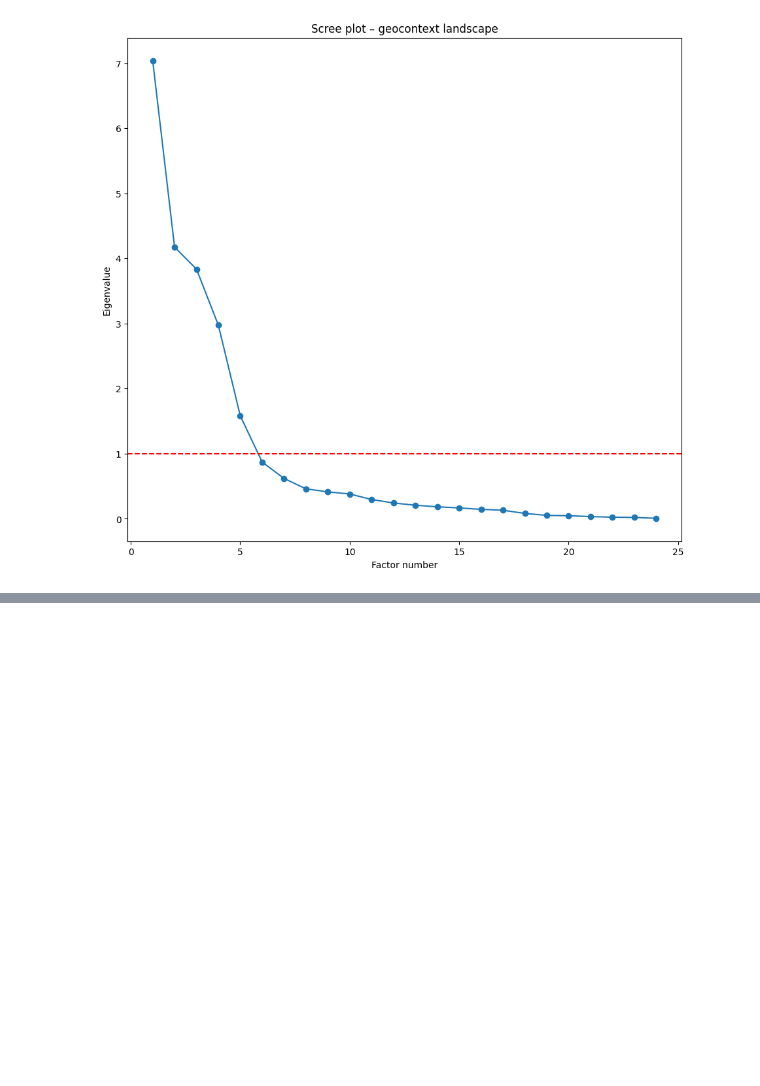
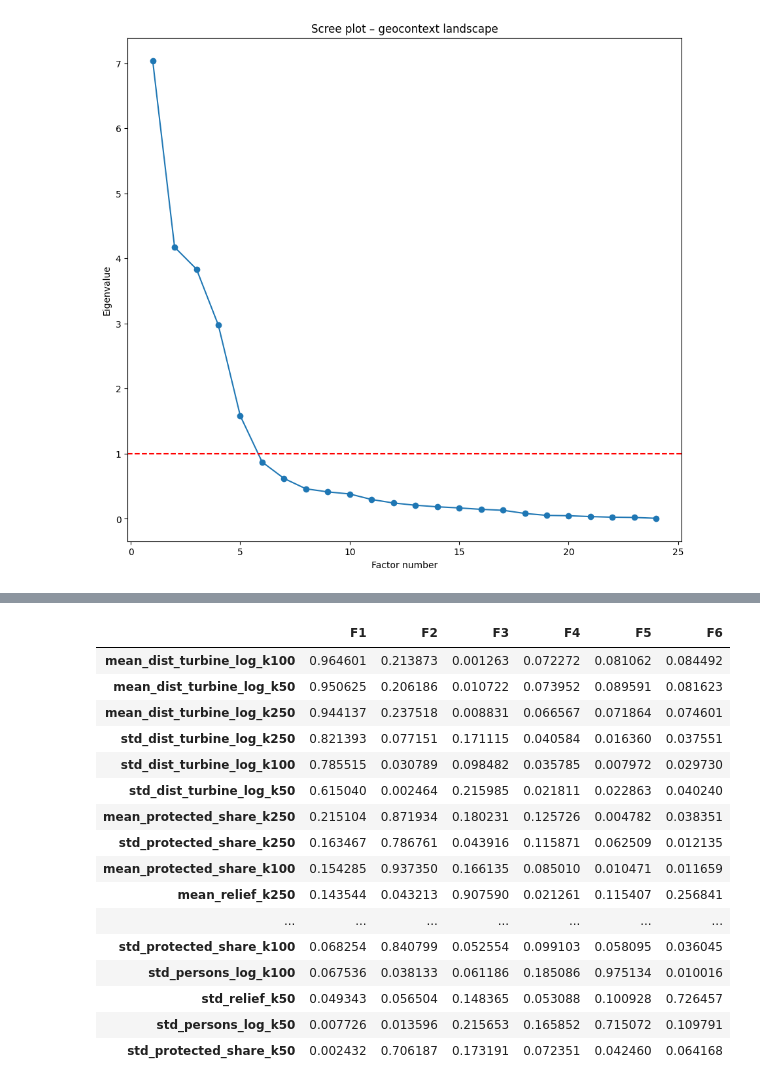
Before and after one commit to atbaralandskap/energy-landscape-geocontext, a Jupyter notebook: geocontext.ipynb, the cells around one changed output, grey strips where cells are left out. Saved outputs shown, nothing was run; the diff lists cells and outputs as text; code cells hidden in the pictures; blank space fills up the shorter version.

```diff
--- a/geocontext.ipynb
+++ b/geocontext.ipynb
@@ -755,0 +752,20 @@ TypeError: check_array() got an unexpected keyword argument 'force_all_finite'
+# %%
+loadings.abs().sort_values("F1", ascending=False)
+# %% [output]
+|  | F1 | F2 | F3 | F4 | F5 | F6 |
+| mean_dist_turbine_log_k100 | 0.964601 | 0.213873 | 0.001263 | 0.072272 | 0.081062 | 0.084492 |
+| mean_dist_turbine_log_k50 | 0.950625 | 0.206186 | 0.010722 | 0.073952 | 0.089591 | 0.081623 |
+| mean_dist_turbine_log_k250 | 0.944137 | 0.237518 | 0.008831 | 0.066567 | 0.071864 | 0.074601 |
+| std_dist_turbine_log_k250 | 0.821393 | 0.077151 | 0.171115 | 0.040584 | 0.016360 | 0.037551 |
+| std_dist_turbine_log_k100 | 0.785515 | 0.030789 | 0.098482 | 0.035785 | 0.007972 | 0.029730 |
+| std_dist_turbine_log_k50 | 0.615040 | 0.002464 | 0.215985 | 0.021811 | 0.022863 | 0.040240 |
+| mean_protected_share_k250 | 0.215104 | 0.871934 | 0.180231 | 0.125726 | 0.004782 | 0.038351 |
+| std_protected_share_k250 | 0.163467 | 0.786761 | 0.043916 | 0.115871 | 0.062509 | 0.012135 |
+| mean_protected_share_k100 | 0.154285 | 0.937350 | 0.166135 | 0.085010 | 0.010471 | 0.011659 |
+| mean_relief_k250 | 0.143544 | 0.043213 | 0.907590 | 0.021261 | 0.115407 | 0.256841 |
+| ... | ... | ... | ... | ... | ... | ... |
+| std_protected_share_k100 | 0.068254 | 0.840799 | 0.052554 | 0.099103 | 0.058095 | 0.036045 |
+| std_persons_log_k100 | 0.067536 | 0.038133 | 0.061186 | 0.185086 | 0.975134 | 0.010016 |
+| std_relief_k50 | 0.049343 | 0.056504 | 0.148365 | 0.053088 | 0.100928 | 0.726457 |
+| std_persons_log_k50 | 0.007726 | 0.013596 | 0.215653 | 0.165852 | 0.715072 | 0.109791 |
+| std_protected_share_k50 | 0.002432 | 0.706187 | 0.173191 | 0.072351 | 0.042460 | 0.064168 |
```
Also changed, not shown: parts of 25 cells of this notebook, 2 other files.
